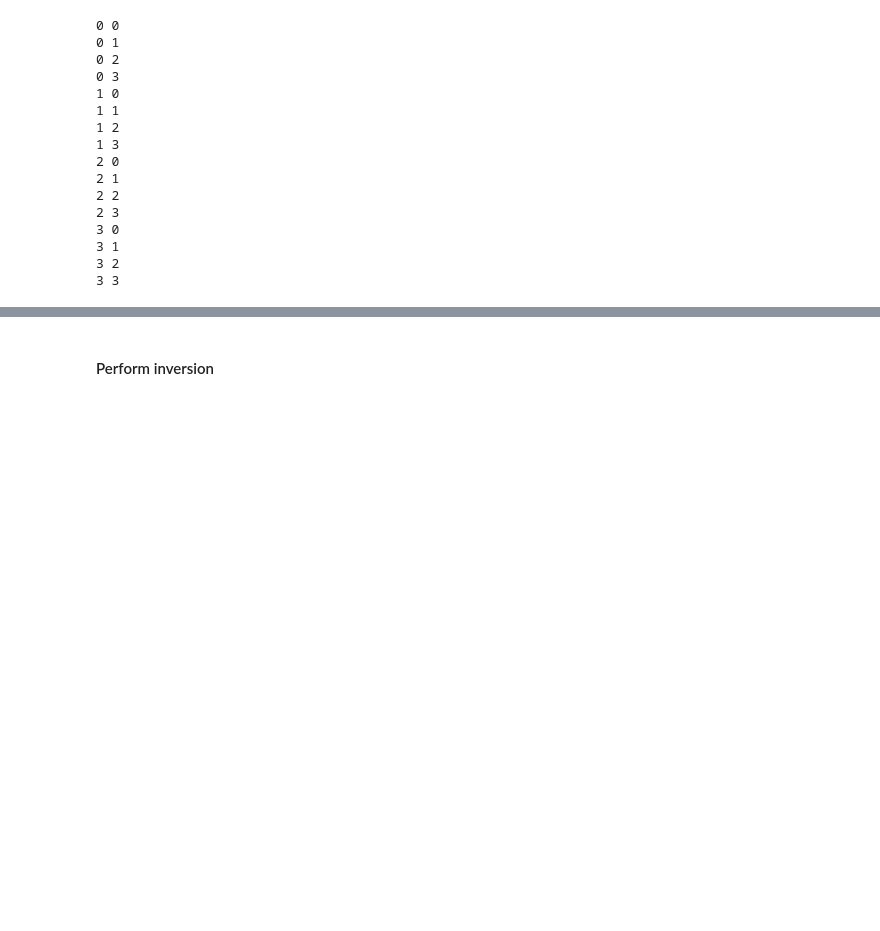
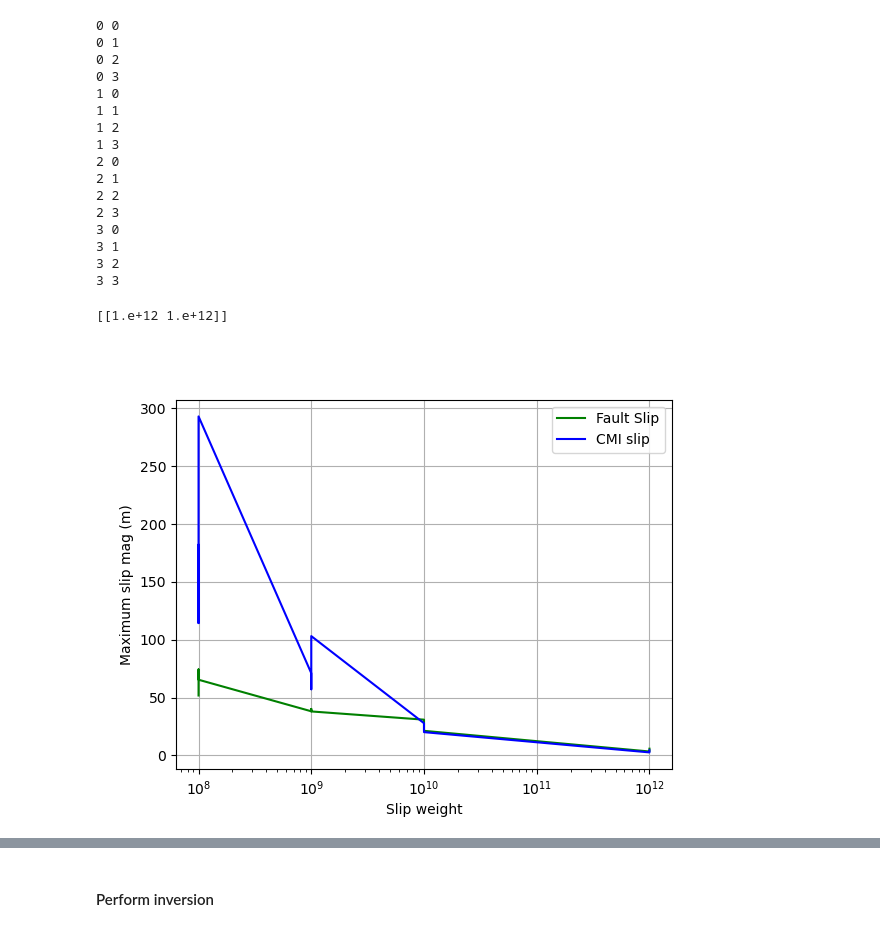
Before and after one commit to e-middleton/Emily_fault_displacement, a Jupyter notebook: CMI.ipynb, the cells around one changed output, grey strips where cells are left out. Saved outputs shown, nothing was run; the diff lists cells and outputs as text; code cells hidden in the pictures; blank space fills up the shorter version.

Commit message:
additional plotting (unfinished)

```diff
--- a/CMI.ipynb
+++ b/CMI.ipynb
@@ -978,3 +976,33 @@ for i in range(len(smooths)):
 3 1
 3 2
 3 3
+# %%
+# plot for visualizing
+from mpl_toolkits.mplot3d import Axes3D
+
+smooth_combos = np.empty_like(max_horiz_slip)
+smooth_combos[:,0] = max_fault_slip[:,1]
+smooth_combos[:,1] = max_horiz_slip[:,1]
+
+avg_max_slip = ((max_horiz_slip[:,0] + max_fault_slip[:,0])/2).reshape(-1,1)
+min_slip = np.min(avg_max_slip)
+least_slip = np.argwhere(avg_max_slip[:,0]==min_slip)[0]
+print(smooth_combos[least_slip])
+
+sorted_idx = max_horiz_slip[:,1].argsort()
+max_horiz_slip_srtd = max_horiz_slip[sorted_idx]
+
+plt.close('all')
+plt.semilogx(max_fault_slip[:,1], max_fault_slip[:,0], color = "green", label="Fault Slip")
+plt.semilogx(max_fault_slip[:,1], max_horiz_slip_srtd[:,0], color='b', label="CMI slip")
+plt.xlabel("Slip weight")
+plt.ylabel("Maximum slip mag (m)")
+# plot with grid
+plt.legend()
+plt.grid(True)
+
+# show the plot
+plt.show()
+# %% [output]
+[[1.e+12 1.e+12]]
+[figure, added]
```
Also changed, not shown: parts of 8 cells of this notebook.
